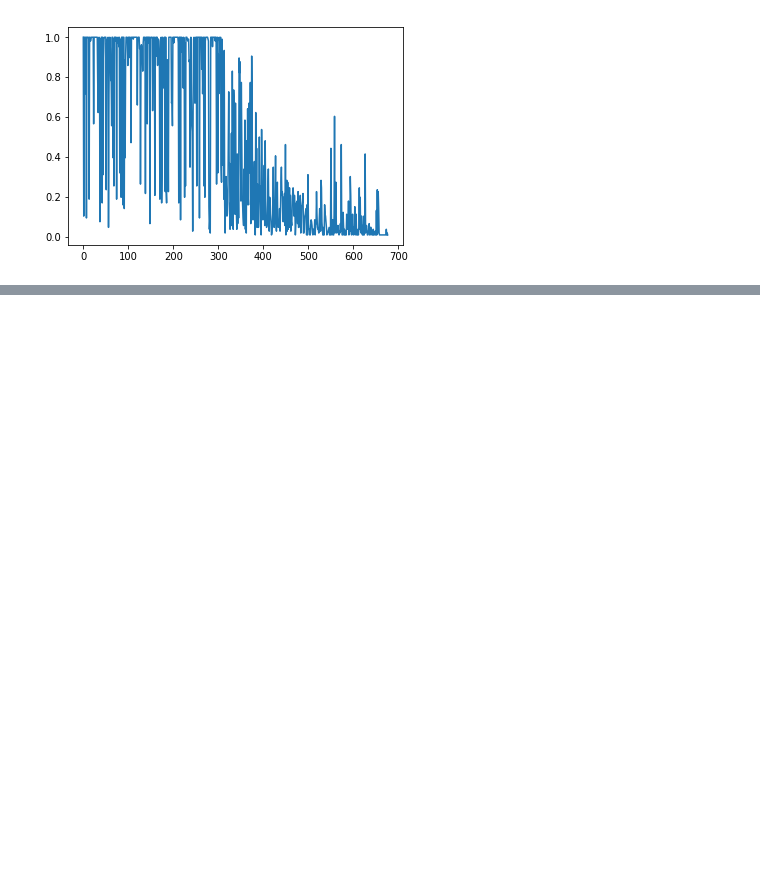
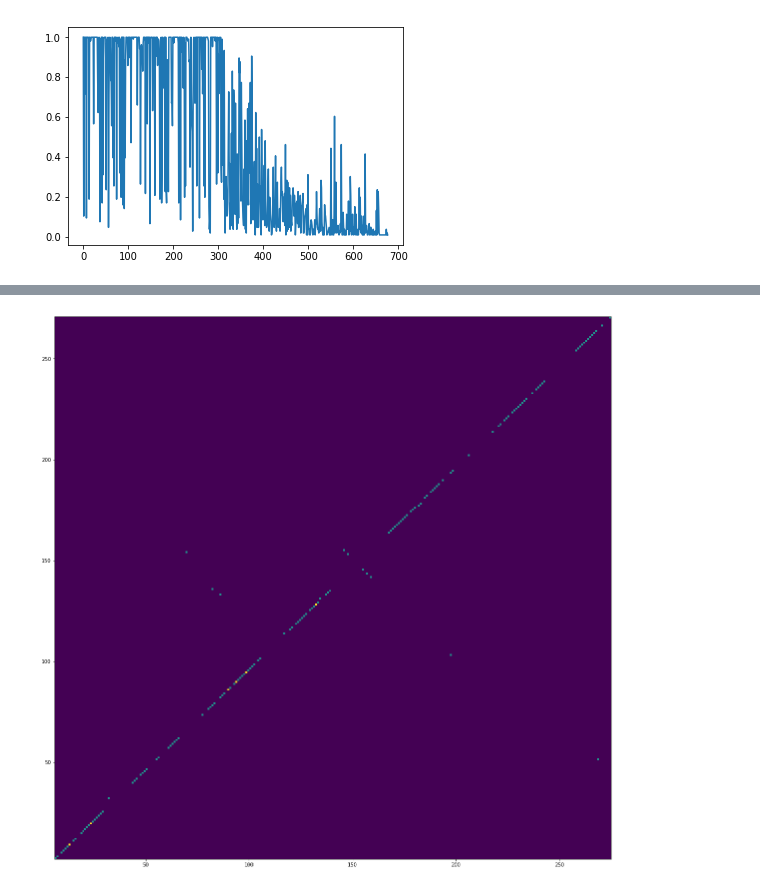
Before and after one commit to evabertalan/opioid_md, a Jupyter notebook: h_bond.ipynb, the cells around one changed output, grey strips where cells are left out. Drawn from its saved outputs; the diff is of its cells as text; code cells hidden in the pictures; blank space fills up the shorter version.

```diff
--- a/h_bond.ipynb
+++ b/h_bond.ipynb
@@ -127,3 +127,5 @@ plt.plot(by_t_df['frequency'])
 # %% [output]
 [<matplotlib.lines.Line2D at 0x...>]
 [figure]
+# %%
+all1 = by_t_df.loc[by_t_df['frequency'] == 1]
@@ -129,0 +152,5 @@ plt.plot(by_t_df['frequency'])
+# %%
+plt.subplots(figsize=(20,20))
+bob = plt.hist2d(all1['donor_resid'], all1['acceptor_resid'], bins=280)
+# %% [output]
+[figure, added]
```
Also changed, not shown: parts of 3 cells of this notebook, 2 other files.
